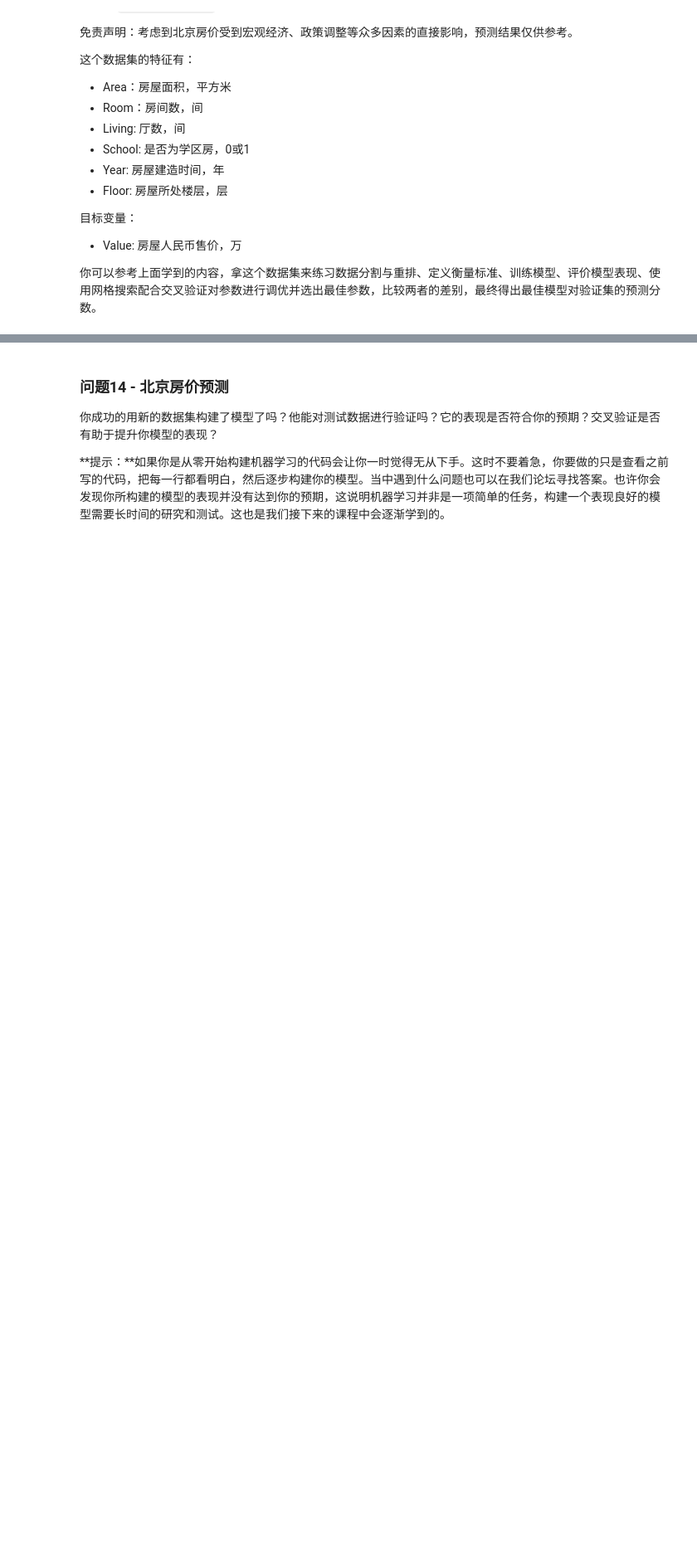
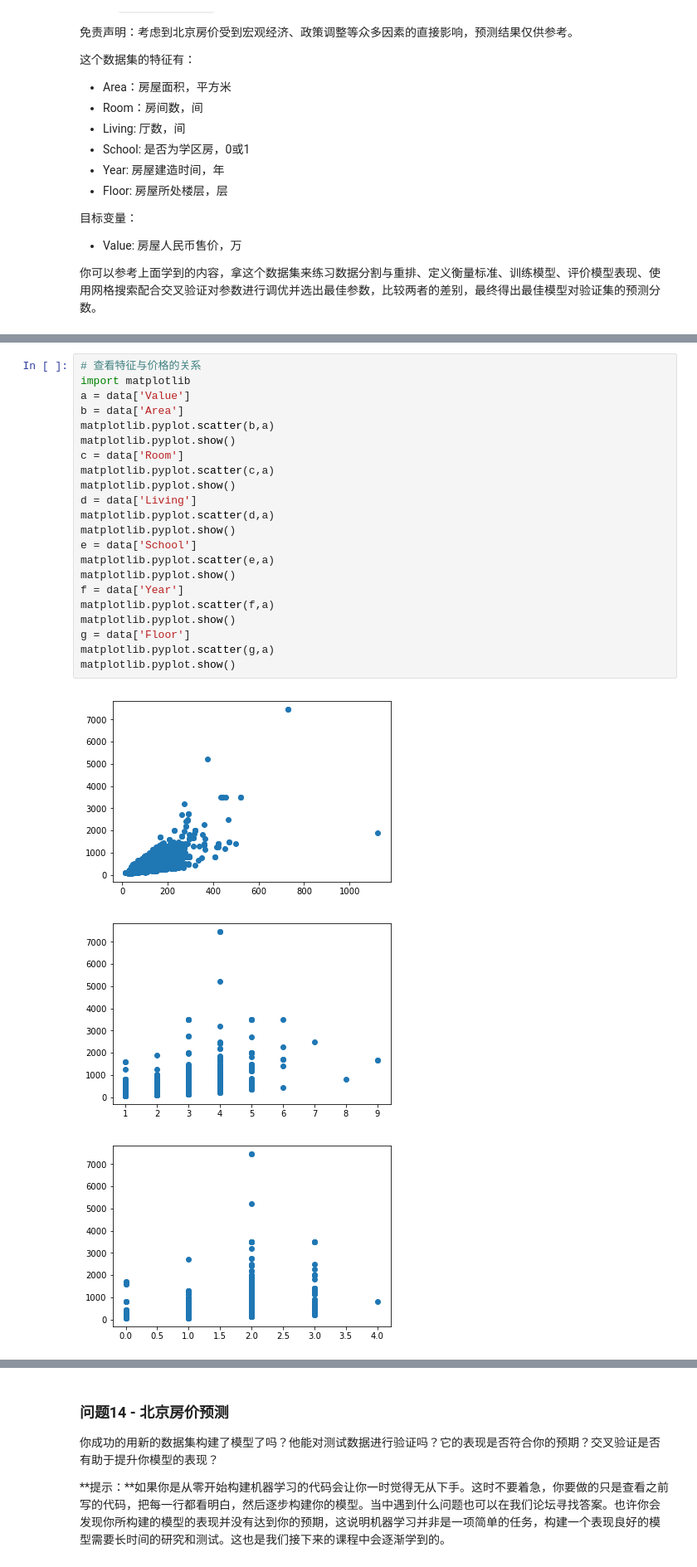
Before and after one commit to shodme/UD_DL, a Jupyter notebook: boston_housing-master/boston_housing.ipynb, the cells around one changed output, grey strips where cells are left out. Shown at 83% size. Cells and saved outputs as stored; diff of their text form; blank space fills up the shorter version.

```diff
--- a/boston_housing-master/boston_housing.ipynb
+++ b/boston_housing-master/boston_housing.ipynb
@@ -539,0 +583,26 @@ Range in prices: $29,438.89
+# %%
+# 查看特征与价格的关系
+import matplotlib
+a = data['Value']
+b = data['Area']
+matplotlib.pyplot.scatter(b,a)
+matplotlib.pyplot.show()
+c = data['Room']
+matplotlib.pyplot.scatter(c,a)
+matplotlib.pyplot.show()
+d = data['Living']
+matplotlib.pyplot.scatter(d,a)
+matplotlib.pyplot.show()
+e = data['School']
+matplotlib.pyplot.scatter(e,a)
+matplotlib.pyplot.show()
+f = data['Year']
+matplotlib.pyplot.scatter(f,a)
+matplotlib.pyplot.show()
+g = data['Floor']
+matplotlib.pyplot.scatter(g,a)
+matplotlib.pyplot.show()
+# %% [output]
+[figure, added]
+[figure, added]
+[figure, added]
```
Also changed, not shown: parts of 6 cells of this notebook.
